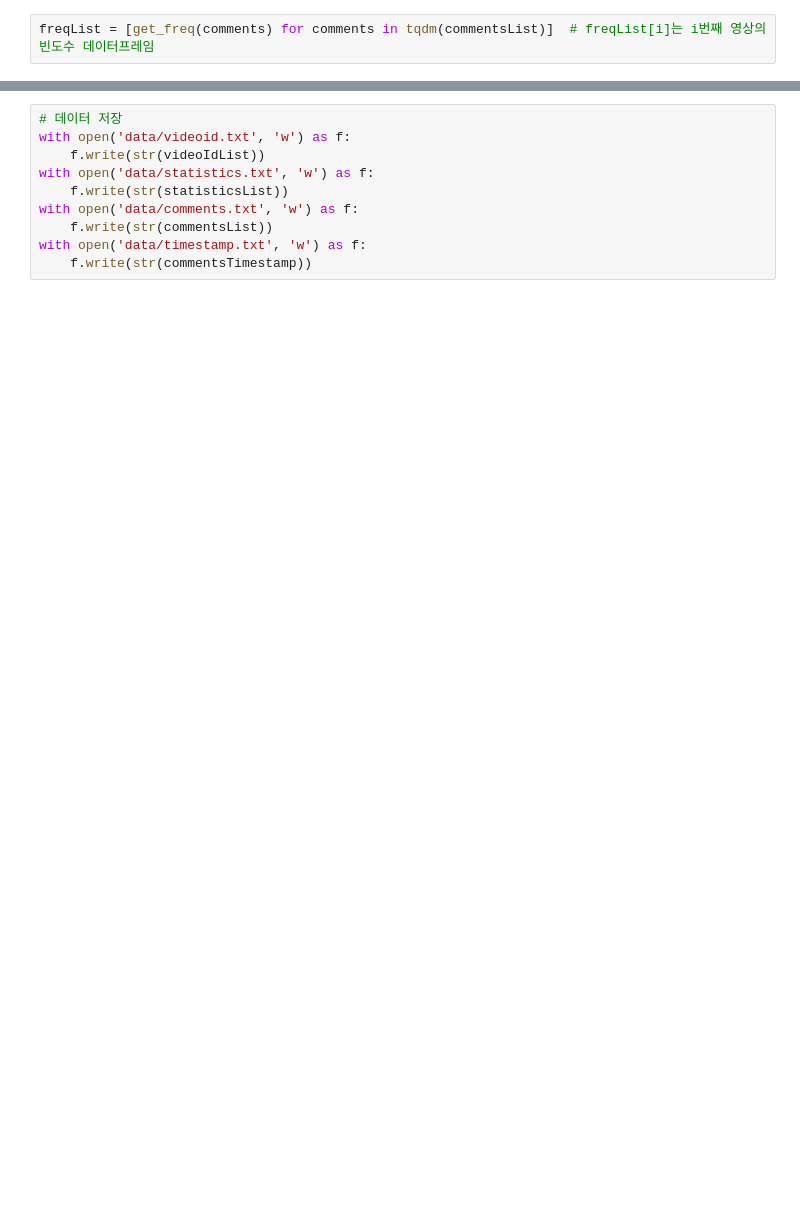
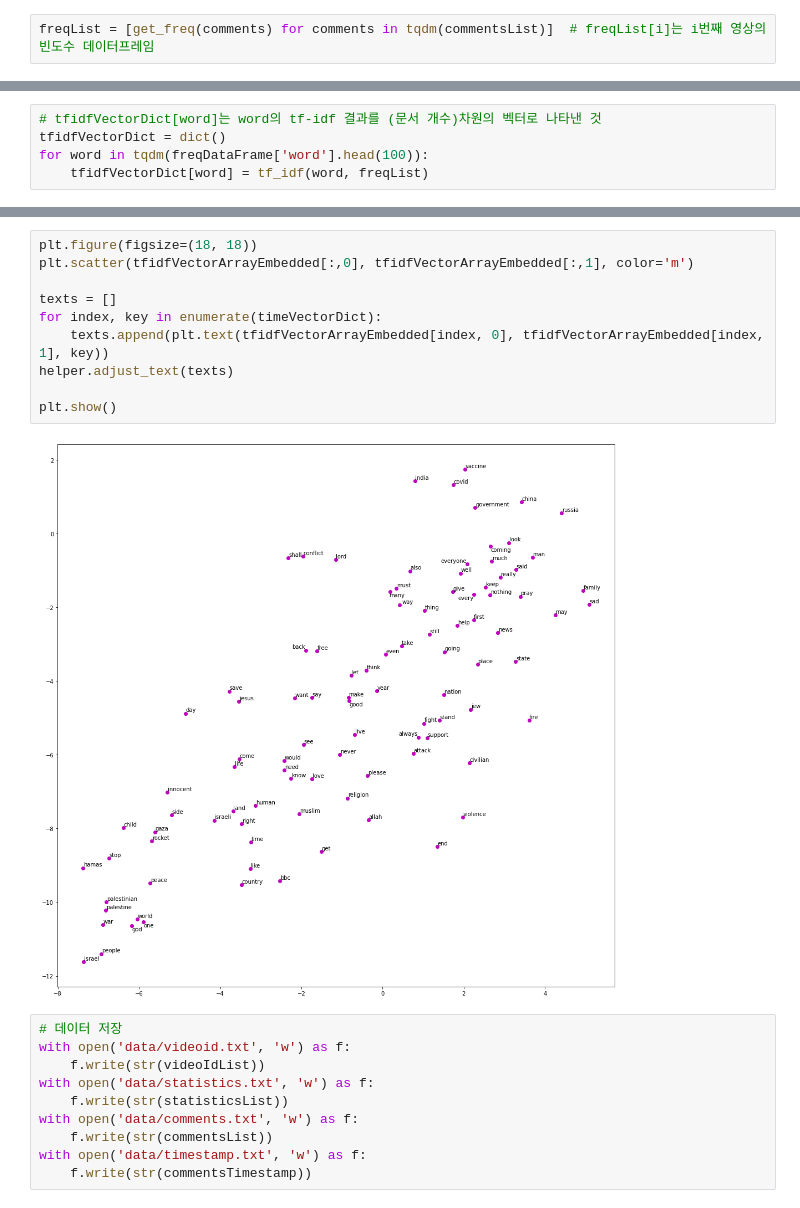
Before and after one commit to SSHS-RNE/youtube-data-acquisition, a Jupyter notebook: sample3.ipynb, the cells around one changed output, grey strips where cells are left out. Cells and saved outputs as stored; diff of their text form; blank space fills up the shorter version.

```diff
--- a/sample3.ipynb
+++ b/sample3.ipynb
@@ -172,0 +117,5 @@ array([   3.91202301,   43.03225306,   82.15248311,    0.        ,
+# %%
+# tfidfVectorDict[word]는 word의 tf-idf 결과를 (문서 개수)차원의 벡터로 나타낸 것
+tfidfVectorDict = dict()
+for word in tqdm(freqDataFrame['word'].head(100)):
+    tfidfVectorDict[word] = tf_idf(word, freqList)
@@ -173,3 +163,15 @@ array([   3.91202301,   43.03225306,   82.15248311,    0.        ,
+# %%
+plt.figure(figsize=(18, 18))
+plt.scatter(tfidfVectorArrayEmbedded[:,0], tfidfVectorArrayEmbedded[:,1], color='m')
+
+texts = []
+for index, key in enumerate(timeVectorDict):
+    texts.append(plt.text(tfidfVectorArrayEmbedded[index, 0], tfidfVectorArrayEmbedded[index, 1], key))
+helper.adjust_text(texts)
+
+plt.show()
+# %% [output]
+[figure, added]
 # %%
 # 데이터 저장
 with open('data/videoid.txt', 'w') as f:
```
Also changed, not shown: parts of 14 cells of this notebook, 1 other file.
